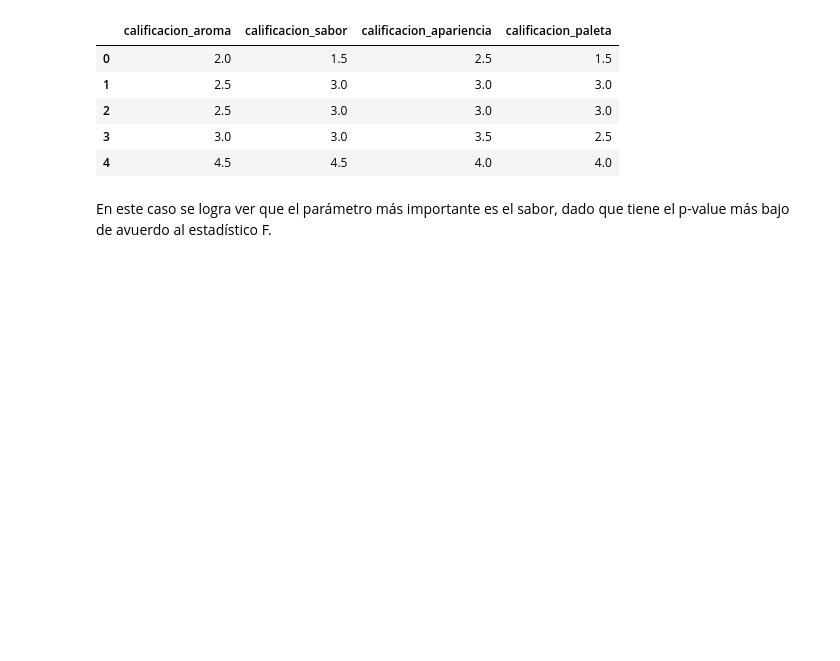
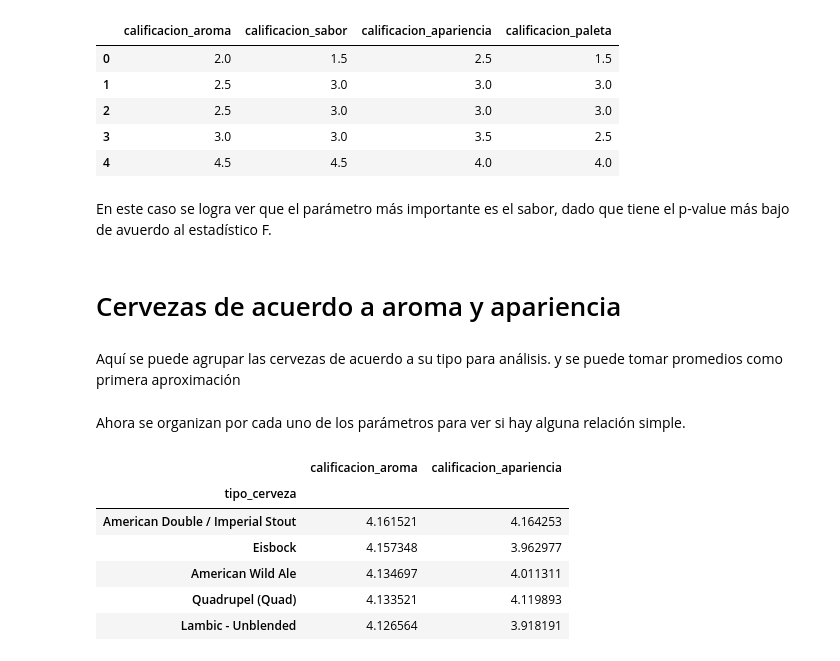
Before and after one commit to juanclopezr/Beer_reviews, a Jupyter notebook: Beer_reviews.ipynb, the cells around one changed output. Cells and saved outputs as stored; diff of their text form; code cells hidden in the pictures; blank space fills up the shorter version.

```diff
--- a/Beer_reviews.ipynb
+++ b/Beer_reviews.ipynb
@@ -347,3 +347,25 @@ X.head()
 | 4 | 4.5 | 4.5 | 4.0 | 4.0 |
 # %% [markdown]
 En este caso se logra ver que el parámetro más importante es el sabor, dado que tiene el p-value más bajo de avuerdo al estadístico F.
+# %% [markdown]
+# Cervezas de acuerdo a aroma y apariencia
+# %% [markdown]
+Aquí se puede agrupar las cervezas de acuerdo a su tipo para análisis. y se puede tomar promedios como primera aproximación
+# %%
+grouped_tip = data.groupby('tipo_cerveza')
+means_cat = grouped_tip[['calificacion_aroma', 'calificacion_apariencia']].mean()
+# %% [markdown]
+Ahora se organizan por cada uno de los parámetros para ver si hay alguna relación simple.
+# %%
+best_aro = means_cat.sort_values('calificacion_aroma', ascending=False)
+best_apa = means_cat.sort_values('calificacion_apariencia', ascending=False)
+# %%
+best_aro.head()
+# %% [output]
+|  | calificacion_aroma | calificacion_apariencia |
+| tipo_cerveza |  |  |
+| American Double / Imperial Stout | 4.161521 | 4.164253 |
+| Eisbock | 4.157348 | 3.962977 |
+| American Wild Ale | 4.134697 | 4.011311 |
+| Quadrupel (Quad) | 4.133521 | 4.119893 |
+| Lambic - Unblended | 4.126564 | 3.918191 |
```
Also changed, not shown: parts of 21 cells of this notebook.
